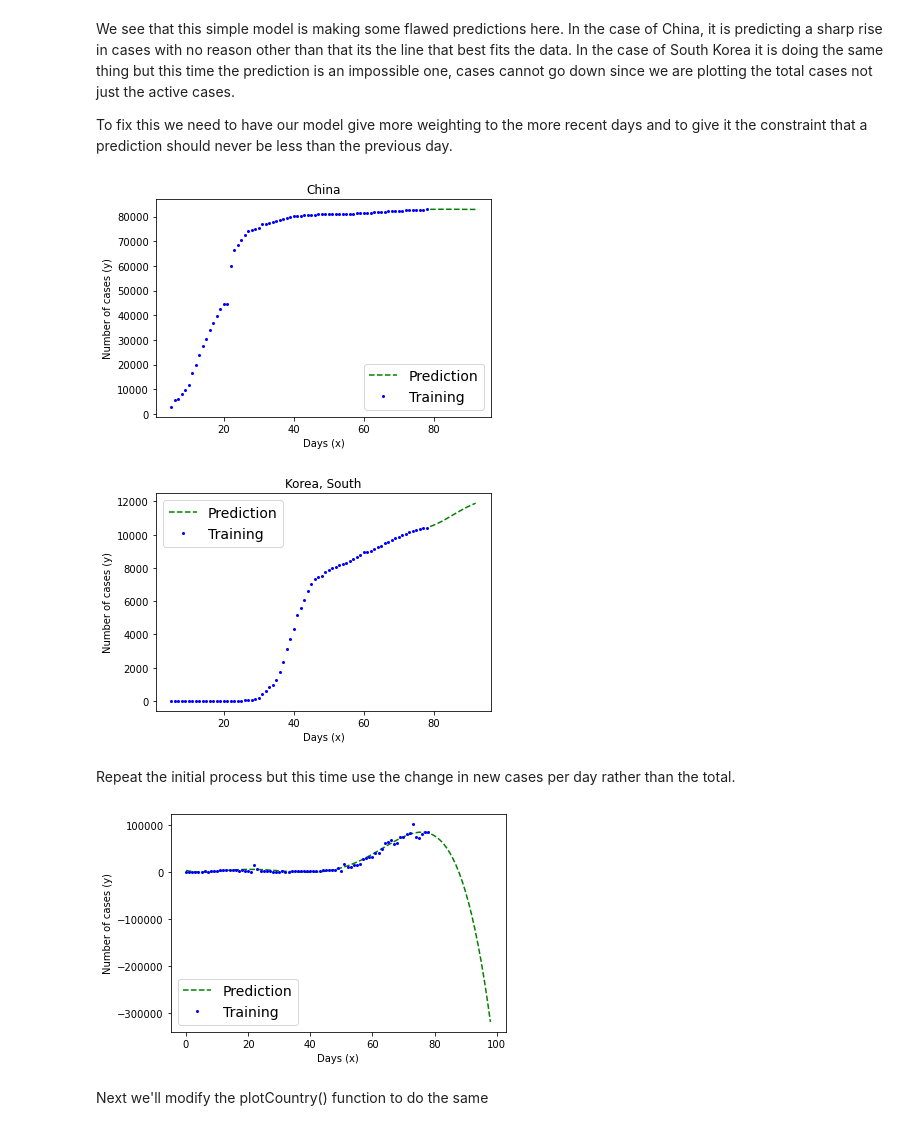
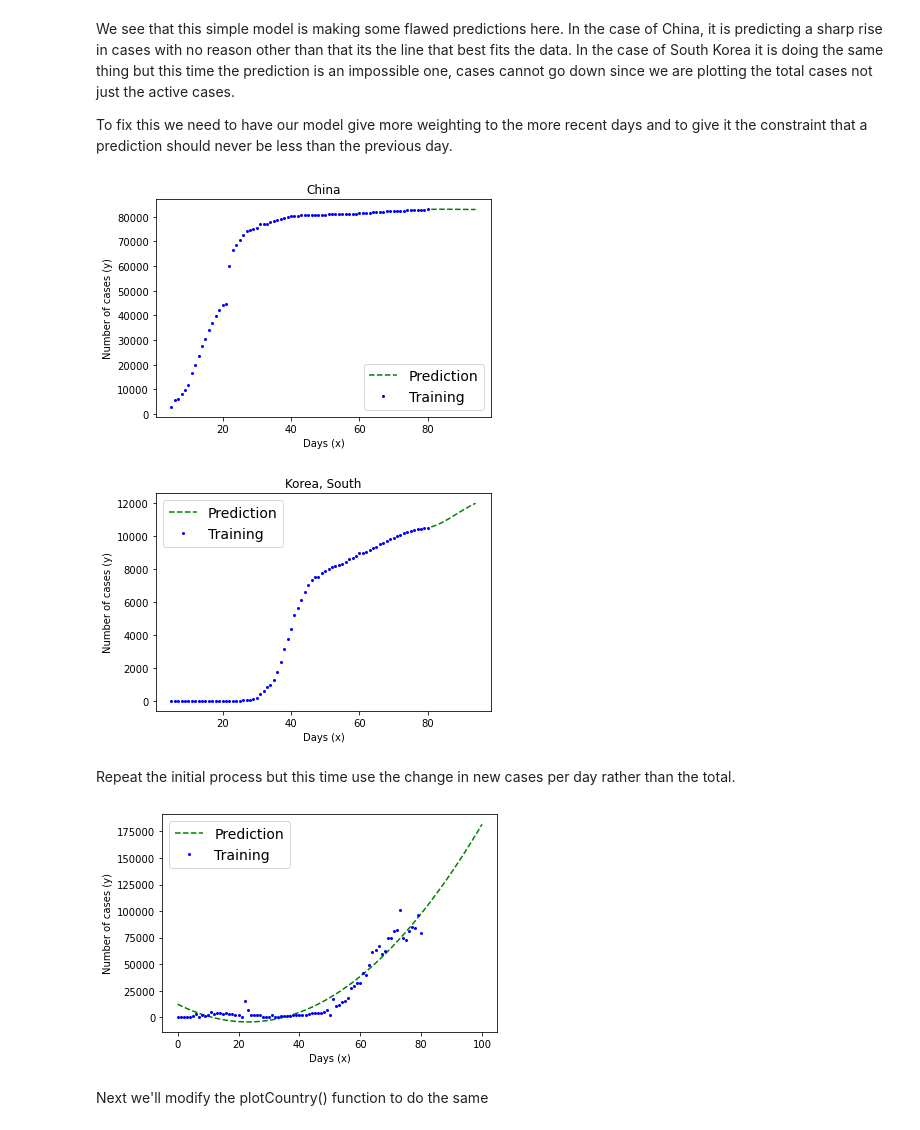
Before and after one commit to moslehm/COVID19-ML-Predictions, a Jupyter notebook: COVID-19 Predictions.ipynb, the cells around one changed output. Drawn from its saved outputs; the diff is of its cells as text; code cells hidden in the pictures.

```diff
--- a/COVID-19 Predictions.ipynb
+++ b/COVID-19 Predictions.ipynb
@@ -17,6 +18,9 @@ Time series COVID-19 global data
 full_confirmed_table = pd.read_csv('https://raw.githubusercontent.com/CSSEGISandData/COVID-19/master/csse_covid_19_data/csse_covid_19_time_series/time_series_covid19_confirmed_global.csv')
 full_deaths_table = pd.read_csv('https://raw.githubusercontent.com/CSSEGISandData/COVID-19/master/csse_covid_19_data/csse_covid_19_time_series/time_series_covid19_deaths_global.csv')
 full_recovered_table = pd.read_csv('https://raw.githubusercontent.com/CSSEGISandData/COVID-19/master/csse_covid_19_data/csse_covid_19_time_series/time_series_covid19_recovered_global.csv')
+
+full_confirmed_table["Country/Region"] = full_confirmed_table["Country/Region"].str.replace(r"(\s*\(.*?\)\s*)", " ").str.strip()
+full_confirmed_table["Country/Region"] = full_confirmed_table["Country/Region"].str.replace(r"[*]", " ").str.strip()
 # %% [markdown]
 Calling the head function on confirmed_table displays the top 5 rows of the table. This can help us determine at which index the dates start and end.
 In this case only the first 4 columns are not dates, so this means the dates start from index 4 until the last index.
@@ -224,8 +228,8 @@ daysToPredict = 14
 plotCountry_v2("China", X, daysToGoBack, daysToPredict)
 plotCountry_v2("Korea, South", X, daysToGoBack, daysToPredict)
 # %% [output]
-[figure, old version]
+[figure, new version]
-[figure, old version]
+[figure, new version]
 # %% [markdown]
 Repeat the initial process but this time use the change in new cases per day rather than the total.
 # %%
@@ -239,35 +243,35 @@ new_cases_per_day = new_cases_per_day_table.sum(axis=0).to_numpy()
 # An array going from 0 to the number of days will be the x variable
 number_of_days = new_cases_per_day.shape[0]
 day_number = np.arange(number_of_days)
 
 # For readability, reshaped because there is currently only one feature
 X = day_number.reshape(-1, 1)
 y = new_cases_per_day.reshape(-1, 1)
 
 # Unsure if splitting up data would be a good idea here because of the dataset. Commented out for now.
 #Xtrain_confirmed, Xtest_confirmed, ytrain_confirmed, ytest_confirmed = train_test_split(X, y, test_size=0.2, shuffle=False)
 Xtrain_confirmed, ytrain_confirmed = X, y
 
 # We will be predicting for 20 (?) days into the future
 days_into_future = 20
 # Reshape because scikit complains when 1d arrays are passed.
 new_x = np.arange(number_of_days + days_into_future).reshape(-1, 1)
 
-linear_model = Pipeline([("poly_features", PolynomialFeatures(degree=5, include_bias=False)),
+linear_model = Pipeline([("poly_features", PolynomialFeatures(degree=2, include_bias=False)),
                    ("lin_reg", LinearRegression())])
 linear_model.fit(Xtrain_confirmed, ytrain_confirmed)
 confirmed_prediction = linear_model.predict(new_x)
 
 #plt.plot(Xtest_confirmed, ytest_confirmed, 'r.', markersize=4, label='Test')
 plt.plot(new_x, confirmed_prediction, 'g--', label='Prediction')
 plt.plot(Xtrain_confirmed, ytrain_confirmed, 'b.', markersize=4, label='Training')
 plt.ticklabel_format(style='plain') # Stops values from showing up in scientic notation
 plt.xlabel("Days (x)")
 plt.ylabel("Number of cases (y)")
 plt.legend(prop={'size': 14})
 plt.show()
 # %% [output]
-[figure, old version]
+[figure, new version]
 # %% [markdown]
 Next we'll modify the plotCountry() function to do the same
 # %%
```
Also changed, not shown: parts of 15 cells of this notebook, 1 other file.
